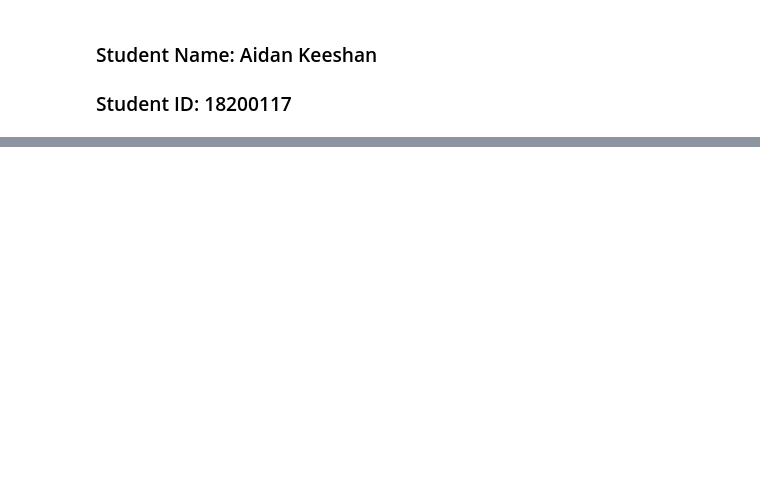
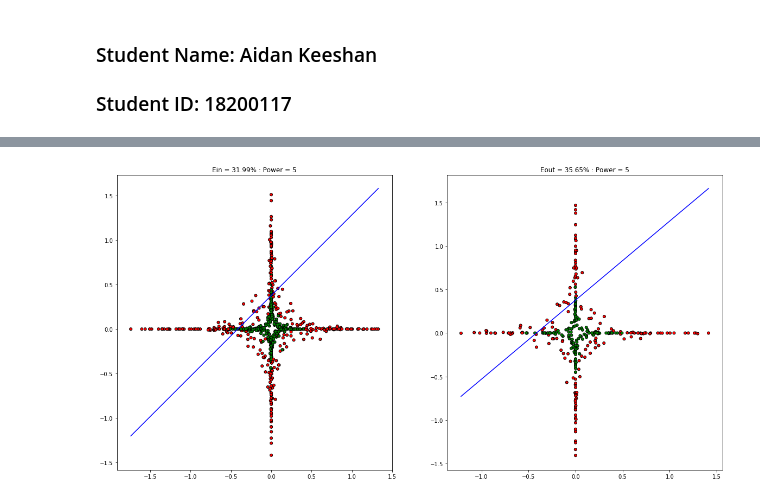
Before and after one commit to vipulpopat/MSCAI_Sem1_Etivity3, a Jupyter notebook: Etivity3_18200117_LinearClassification.ipynb, the cells around one changed output, grey strips where cells are left out. Cells and saved outputs as stored; diff of their text form; code cells hidden in the pictures; blank space fills up the shorter version.

```diff
--- a/Etivity3_18200117_LinearClassification.ipynb
+++ b/Etivity3_18200117_LinearClassification.ipynb
@@ -86,0 +91,4 @@ run_reg(X,y,3)
+# %%
+run_reg(X,y,5)
+# %% [output]
+[figure, added]
```
Also changed, not shown: parts of 13 cells of this notebook.
